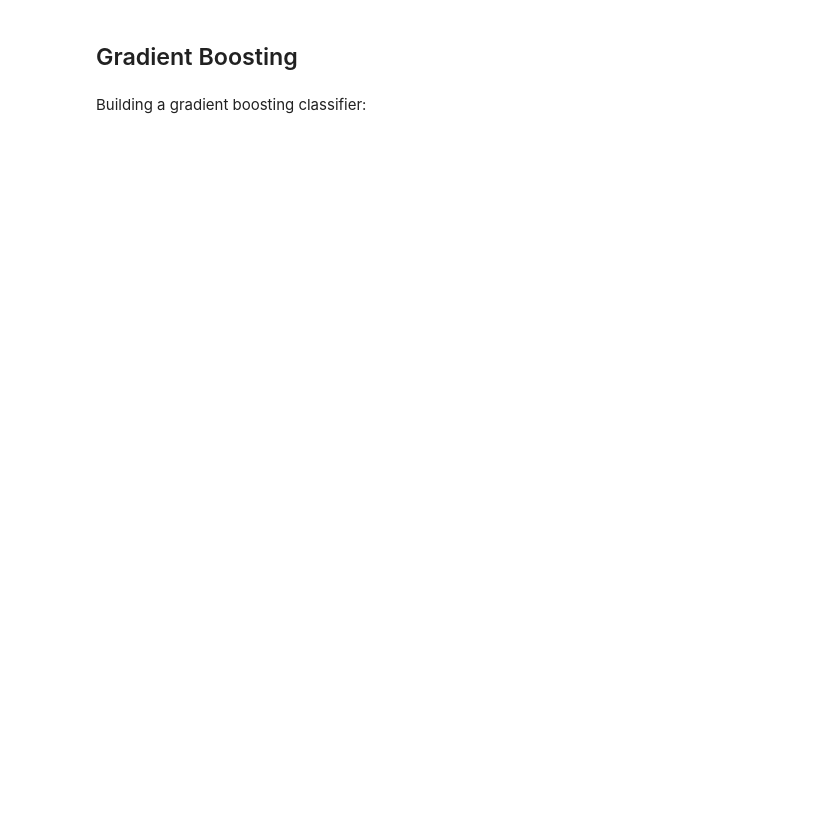
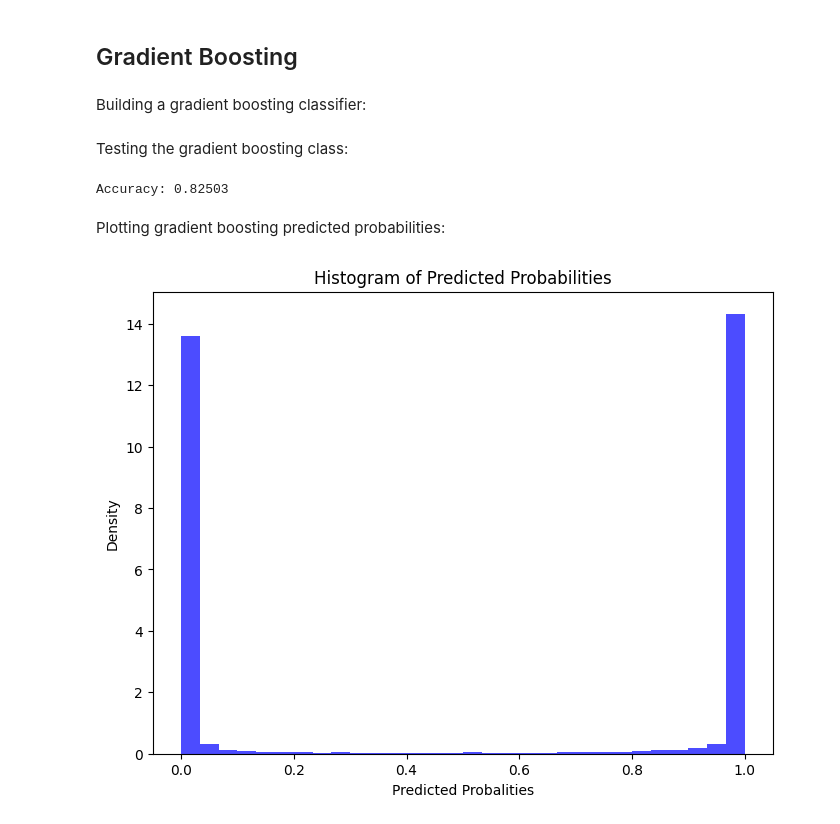
Before and after one commit to jeremysb1/xgboost, a Jupyter notebook: decision_trees.ipynb, the cells around one changed output. Cells and saved outputs as stored; diff of their text form; code cells hidden in the pictures; blank space fills up the shorter version.

Commit message:
added test and plot results

```diff
--- a/decision_trees.ipynb
+++ b/decision_trees.ipynb
@@ -213,0 +242,40 @@ class GradientBoosting():
+# %% [markdown]
+Testing the gradient boosting class:
+# %%
+from sklearn.model_selection import train_test_split
+
+train, test = train_test_split(range(len(data)), test_size=0.2, random_state=0)
+
+cls = GradientBoosting(n_estimators=300,
+                       learning_rate=0.1,
+                       max_depth=4,
+                       min_samples_leaf=3,
+                       random_state=0)
+
+X = column_transform.fit_transform(data.iloc[train])
+y = target_median[train]
+
+cls.fit(X, y)
+
+Xt = column_transform.transform(data.iloc[test])
+yt = target_median[test]
+
+preds = cls.predict(Xt)
+score = accuracy_score(y_true=yt, y_pred=preds)
+print(f"Accuracy: {score:0.5f}")
+# %% [output]
+Accuracy: 0.82503
+# %% [markdown]
+Plotting gradient boosting predicted probabilities:
+# %%
+import matplotlib.pyplot as plt
+
+proba = cls.predict_proba(Xt)
+plt.figure(figsize=(8, 6))
+plt.hist(proba, bins=30, density=True, color='blue', alpha=0.7)
+plt.xlabel('Predicted Probalities')
+plt.ylabel('Density')
+plt.title('Histogram of Predicted Probabilities')
+plt.show()
+# %% [output]
+[figure, added]
```
Also changed, not shown: parts of 6 cells of this notebook.
